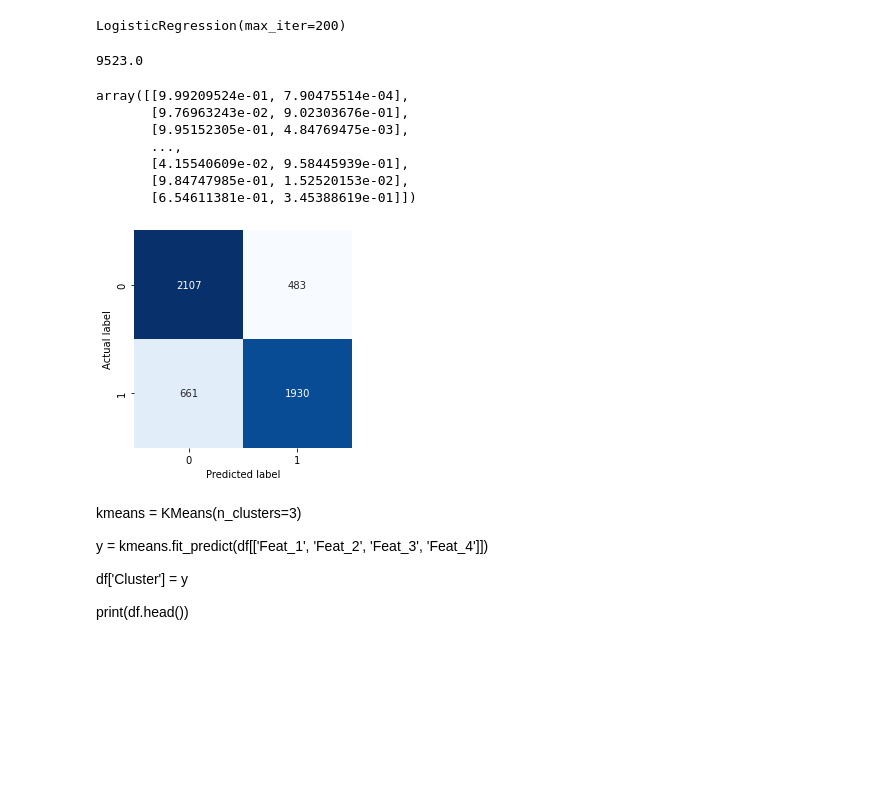
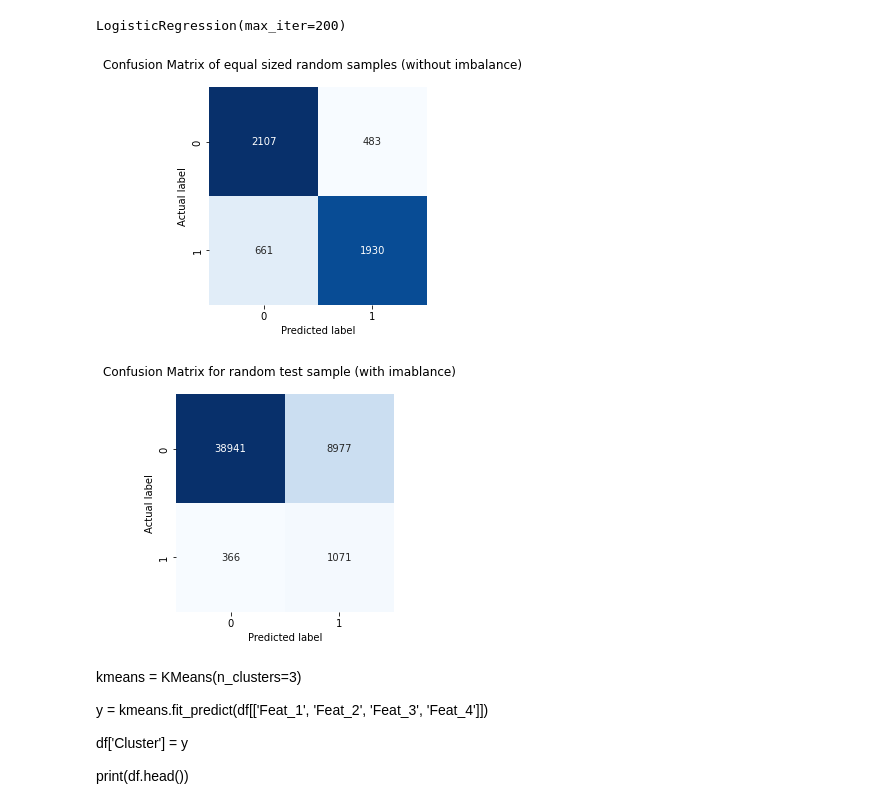
Before and after one commit to toriwang24/M148, a Jupyter notebook: Logistic and K Means Clustering With Subsetting.ipynb, the cells around one changed output. Saved outputs shown, nothing was run; the diff lists cells and outputs as text; code cells hidden in the pictures; blank space fills up the shorter version.

```diff
--- a/Logistic and K Means Clustering With Subsetting.ipynb
+++ b/Logistic and K Means Clustering With Subsetting.ipynb
@@ -116,20 +116,8 @@ model = LogisticRegression(solver='lbfgs', max_iter=200)
 model.fit(x_train, y_train)
 # %% [output]
 LogisticRegression(max_iter=200)
-# %%
-model.predict(x_train).sum()
-# %% [output]
-9523.0
 # %%
-model.predict_proba(x_train)
+y_test_prediction_probabilities = model.predict_proba(x_test)
-# %% [output]
-array([[9.99209524e-01, 7.90475514e-04],
-       [9.76963243e-02, 9.02303676e-01],
-       [9.95152305e-01, 4.84769475e-03],
-       ...,
-       [4.15540609e-02, 9.58445939e-01],
-       [9.84747985e-01, 1.52520153e-02],
-       [6.54611381e-01, 3.45388619e-01]])
 # %%
 y_predicted = model.predict(x_test) > 0.5
 mat = confusion_matrix(y_test, y_predicted)
@@ -137,11 +125,12 @@ labels = ['0', '1']
 # %%
 
 import seaborn as sns
 sns.heatmap(mat, square=True, annot=True, fmt='d', cbar=False, cmap='Blues',
             xticklabels=labels, yticklabels=labels)
 
 plt.xlabel('Predicted label')
 plt.ylabel('Actual label')
+plt.suptitle("Confusion Matrix of equal sized random samples (without imbalance)")
 plt.show()
 # %% [output]
-[figure, old version]
+[figure, new version]
@@ -148,3 +151,19 @@ plt.show()
+# %%
+ypredicted = model.predict(xtest) > 0.5
+mat = confusion_matrix(ytest, ypredicted)
+labels = ['0', '1']
+
+
+import seaborn as sns
+sns.heatmap(mat, square=True, annot=True, fmt='d', cbar=False, cmap='Blues',
+            xticklabels=labels, yticklabels=labels)
+
+plt.xlabel('Predicted label')
+plt.ylabel('Actual label')
+plt.suptitle("Confusion Matrix for random test sample (with imablance)")
+plt.show()
+# %% [output]
+[figure, added]
 # %%
 from sklearn.datasets import make_blobs
 from sklearn.cluster import KMeans
```
Also changed, not shown: parts of 11 cells of this notebook.
